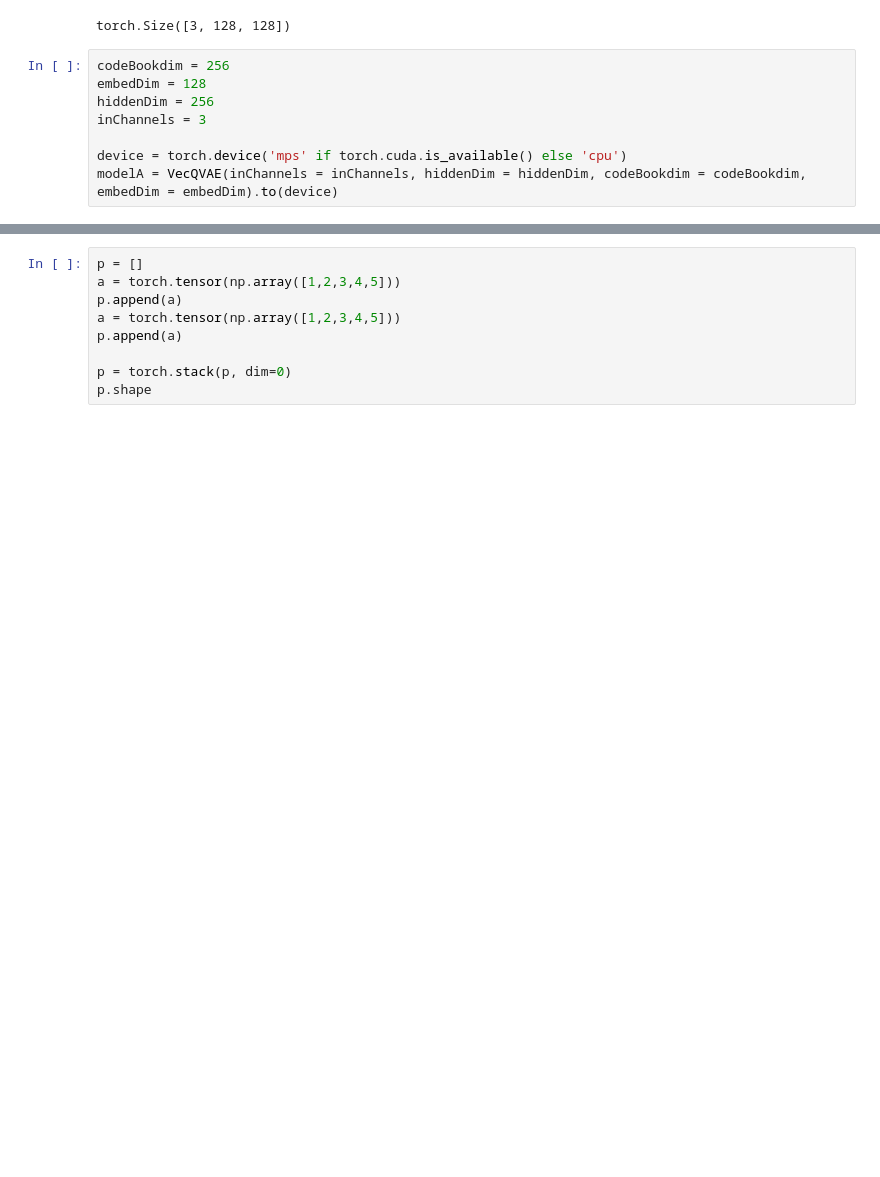
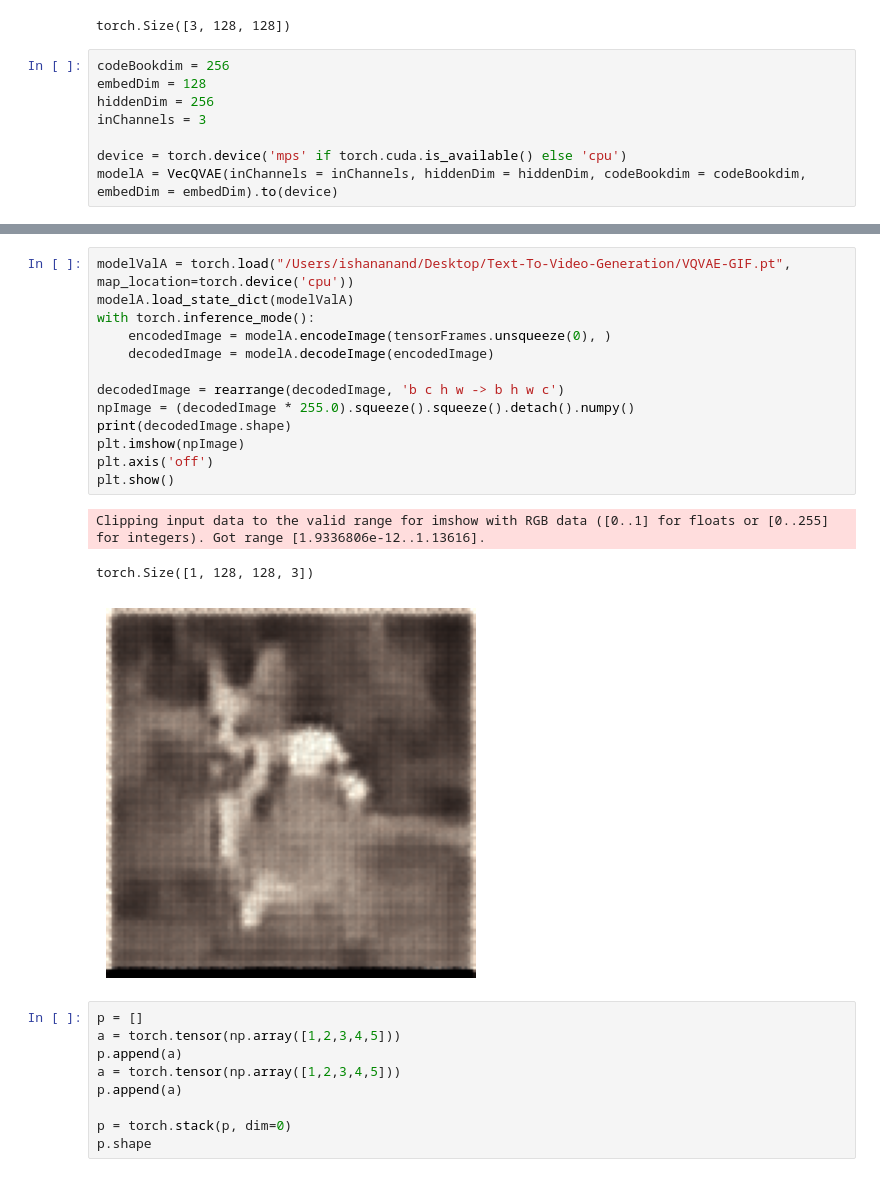
Before and after one commit to Ishushan02/Text-To-Video-Generation, a Jupyter notebook: 2_model_preparation.ipynb, the cells around one changed output, grey strips where cells are left out. Cells and saved outputs as stored; diff of their text form; blank space fills up the shorter version.

```diff
--- a/2_model_preparation.ipynb
+++ b/2_model_preparation.ipynb
@@ -118,3 +81,20 @@ torch.Size([1, 128, 128, 3])
+# %%
+modelValA = torch.load("/Users/ishananand/Desktop/Text-To-Video-Generation/VQVAE-GIF.pt", map_location=torch.device('cpu'))
+modelA.load_state_dict(modelValA)
+with torch.inference_mode():
+    encodedImage = modelA.encodeImage(tensorFrames.unsqueeze(0), )
+    decodedImage = modelA.decodeImage(encodedImage)
+
+decodedImage = rearrange(decodedImage, 'b c h w -> b h w c')
+npImage = (decodedImage * 255.0).squeeze().squeeze().detach().numpy()
+print(decodedImage.shape)
+plt.imshow(npImage)
+plt.axis('off')
+plt.show()
+# %% [output]
+Clipping input data to the valid range for imshow with RGB data ([0..1] for floats or [0..255] for integers). Got range [1.9336806e-12..1.13616].
+torch.Size([1, 128, 128, 3])
+[figure, added]
 # %%
 p = []
 a = torch.tensor(np.array([1,2,3,4,5]))
```
Also changed, not shown: parts of 10 cells of this notebook, 5 other files.
